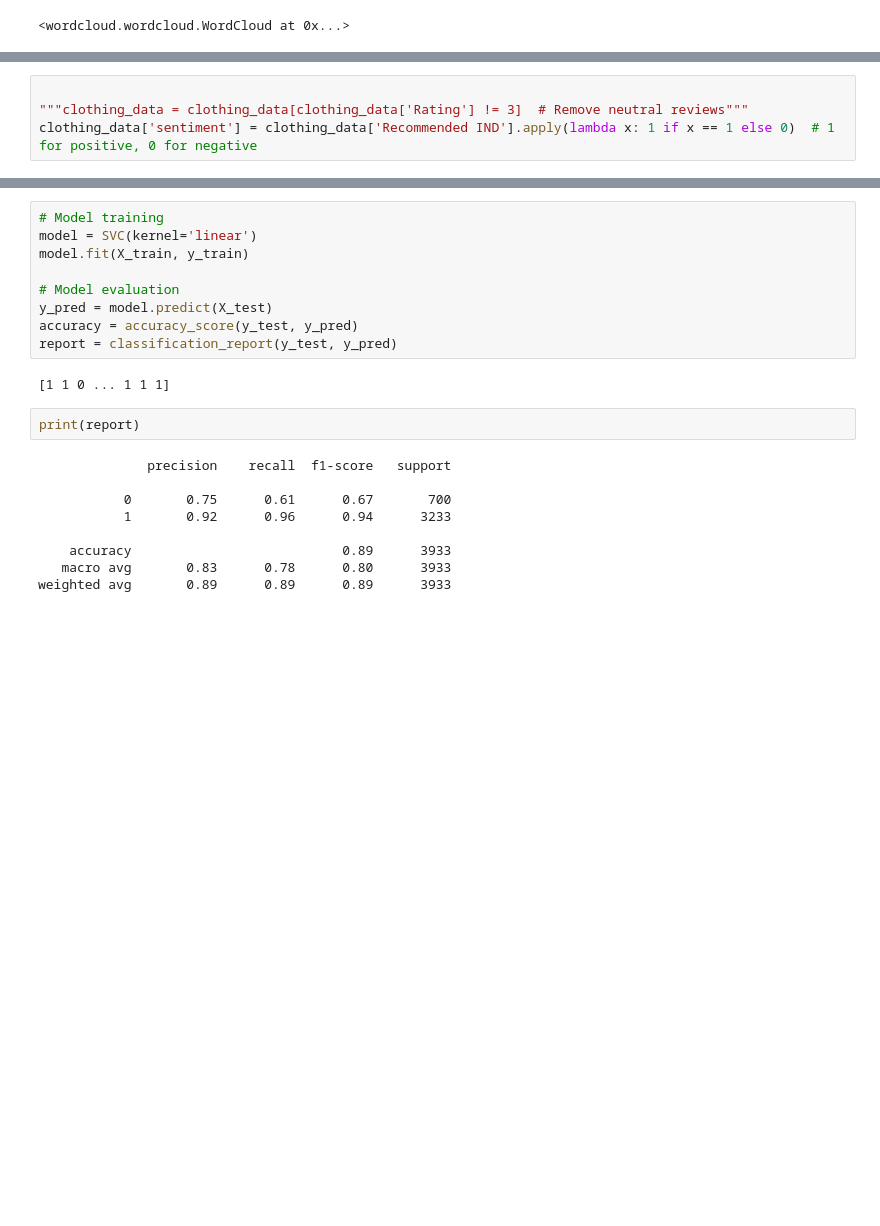
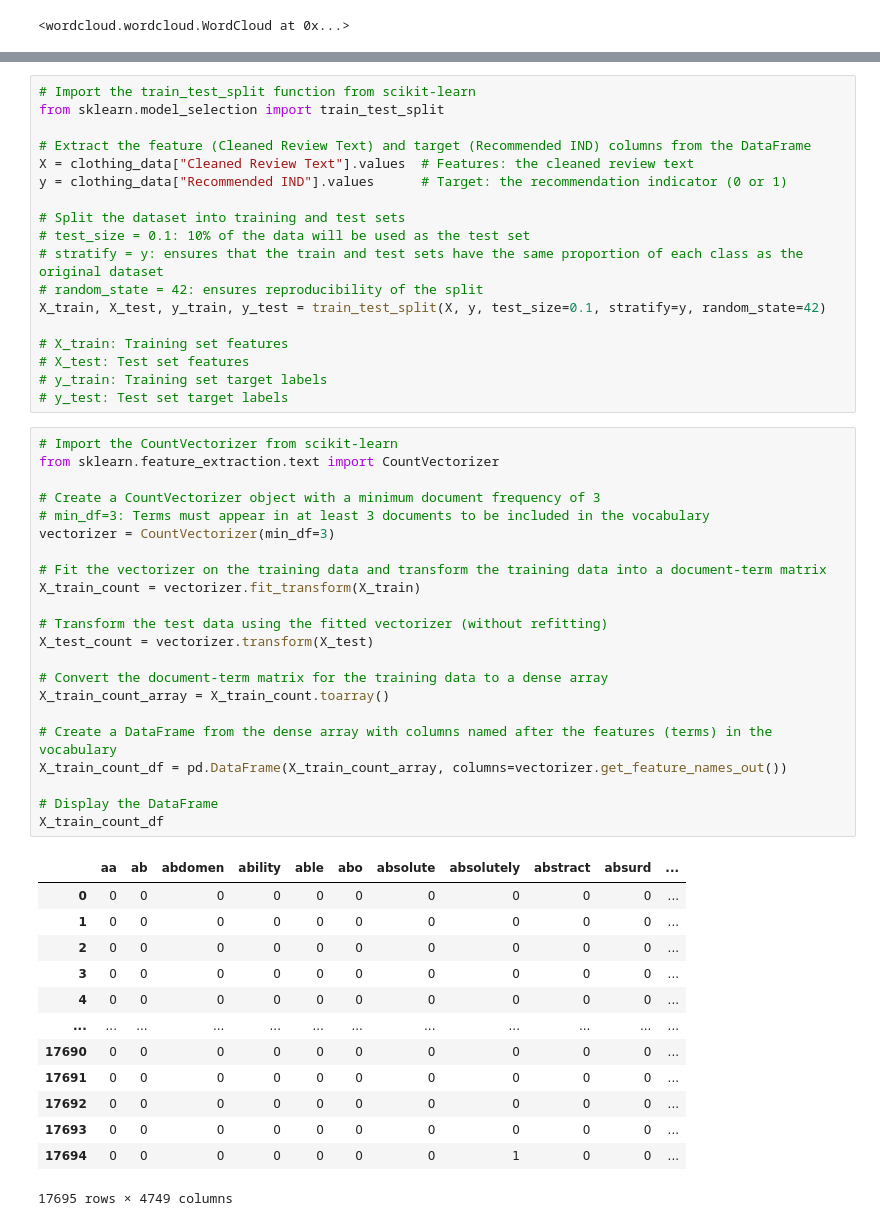
Before and after one commit to fahad-roshan/DS_FINAL_PROJECT, a Jupyter notebook: final_project.ipynb, the cells around one changed output, grey strips where cells are left out. Saved outputs shown, nothing was run; the diff lists cells and outputs as text; blank space fills up the shorter version.

```diff
--- a/final_project.ipynb
+++ b/final_project.ipynb
@@ -149,4 +148,0 @@ plt.show()
-# %%
-
-"""clothing_data = clothing_data[clothing_data['Rating'] != 3]  # Remove neutral reviews"""
-clothing_data['sentiment'] = clothing_data['Recommended IND'].apply(lambda x: 1 if x == 1 else 0)  # 1 for positive, 0 for negative
@@ -165,22 +149,54 @@ X_train, X_test, y_train, y_test = train_test_split(X, y, test_size=0.2, random_
-# %%
-# Model training
-model = SVC(kernel='linear')
-model.fit(X_train, y_train)
-
-# Model evaluation
-y_pred = model.predict(X_test)
-accuracy = accuracy_score(y_test, y_pred)
-report = classification_report(y_test, y_pred)
-# %% [output]
-[1 1 0 ... 1 1 1]
-# %%
-print(report)
-# %% [output]
-              precision    recall  f1-score   support
-
-           0       0.75      0.61      0.67       700
-           1       0.92      0.96      0.94      3233
-
-    accuracy                           0.89      3933
-   macro avg       0.83      0.78      0.80      3933
-weighted avg       0.89      0.89      0.89      3933
+# %%
+# Import the train_test_split function from scikit-learn
+from sklearn.model_selection import train_test_split
+
+# Extract the feature (Cleaned Review Text) and target (Recommended IND) columns from the DataFrame
+X = clothing_data["Cleaned Review Text"].values  # Features: the cleaned review text
+y = clothing_data["Recommended IND"].values      # Target: the recommendation indicator (0 or 1)
+
+# Split the dataset into training and test sets
+# test_size = 0.1: 10% of the data will be used as the test set
+# stratify = y: ensures that the train and test sets have the same proportion of each class as the original dataset
+# random_state = 42: ensures reproducibility of the split
+X_train, X_test, y_train, y_test = train_test_split(X, y, test_size=0.1, stratify=y, random_state=42)
+
+# X_train: Training set features
+# X_test: Test set features
+# y_train: Training set target labels
+# y_test: Test set target labels
+# %%
+# Import the CountVectorizer from scikit-learn
+from sklearn.feature_extraction.text import CountVectorizer
+
+# Create a CountVectorizer object with a minimum document frequency of 3
+# min_df=3: Terms must appear in at least 3 documents to be included in the vocabulary
+vectorizer = CountVectorizer(min_df=3)
+
+# Fit the vectorizer on the training data and transform the training data into a document-term matrix
+X_train_count = vectorizer.fit_transform(X_train)
+
+# Transform the test data using the fitted vectorizer (without refitting)
+X_test_count = vectorizer.transform(X_test)
+
+# Convert the document-term matrix for the training data to a dense array
+X_train_count_array = X_train_count.toarray()
+
+# Create a DataFrame from the dense array with columns named after the features (terms) in the vocabulary
+X_train_count_df = pd.DataFrame(X_train_count_array, columns=vectorizer.get_feature_names_out())
+
+# Display the DataFrame
+X_train_count_df
+# %% [output]
+|  | aa | ab | abdomen | ability | able | abo | absolute | absolutely | abstract | absurd | ... |
+| 0 | 0 | 0 | 0 | 0 | 0 | 0 | 0 | 0 | 0 | 0 | ... |
+| 1 | 0 | 0 | 0 | 0 | 0 | 0 | 0 | 0 | 0 | 0 | ... |
+| 2 | 0 | 0 | 0 | 0 | 0 | 0 | 0 | 0 | 0 | 0 | ... |
+| 3 | 0 | 0 | 0 | 0 | 0 | 0 | 0 | 0 | 0 | 0 | ... |
+| 4 | 0 | 0 | 0 | 0 | 0 | 0 | 0 | 0 | 0 | 0 | ... |
+| ... | ... | ... | ... | ... | ... | ... | ... | ... | ... | ... | ... |
+| 17690 | 0 | 0 | 0 | 0 | 0 | 0 | 0 | 0 | 0 | 0 | ... |
+| 17691 | 0 | 0 | 0 | 0 | 0 | 0 | 0 | 0 | 0 | 0 | ... |
+| 17692 | 0 | 0 | 0 | 0 | 0 | 0 | 0 | 0 | 0 | 0 | ... |
+| 17693 | 0 | 0 | 0 | 0 | 0 | 0 | 0 | 0 | 0 | 0 | ... |
+| 17694 | 0 | 0 | 0 | 0 | 0 | 0 | 0 | 1 | 0 | 0 | ... |
+17695 rows × 4749 columns
```
Also changed, not shown: parts of 7 cells of this notebook.
